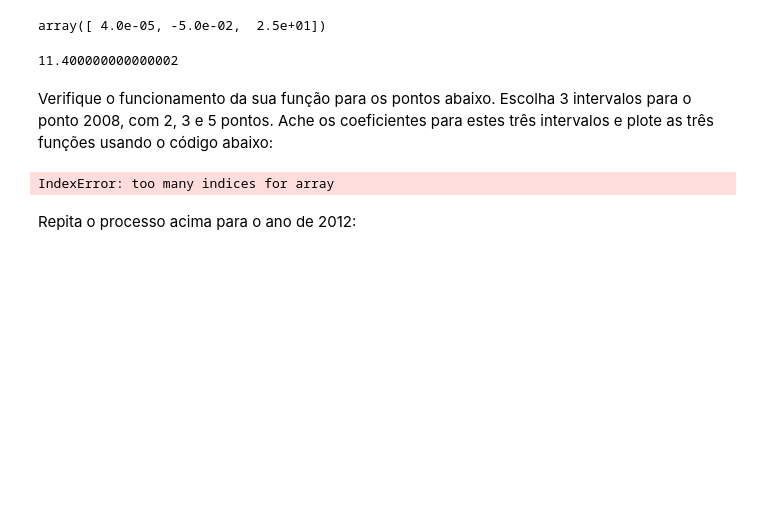
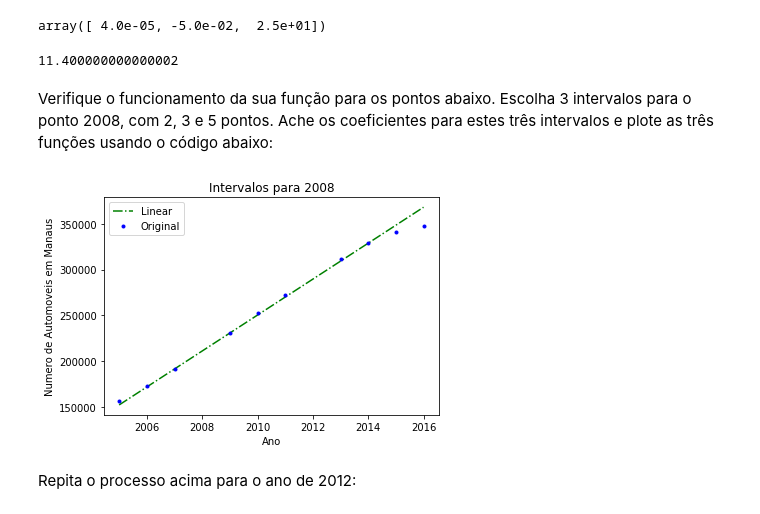
Before and after one commit to nabsonp/ComputacaoNumerica, a Jupyter notebook: Aula 15 - Laboratório de Interpolação.ipynb, the cells around one changed output. Cells and saved outputs as stored; diff of their text form; code cells hidden in the pictures; blank space fills up the shorter version.

```diff
--- a/Aula 15 - Laboratório de Interpolação.ipynb
+++ b/Aula 15 - Laboratório de Interpolação.ipynb
@@ -87,34 +86,43 @@ Verifique o funcionamento da sua função para os pontos abaixo. Escolha 3 inter
 # %%
 import matplotlib.pyplot as plt
 %matplotlib inline
 
 xauto = np.array([2005,2006,2007,2009,2010,2011,2013,2014,2015,2016])
 yauto = np.array([156490,173169,191347,230612,252274,271885,311179,328715,340477,347799])
 
 x08_1,y08_1 = escolheIntervalo(xauto,yauto,2008,2)
-# x08_2,y08_2 = escolheIntervalo(xauto,yauto,2008,3)
-# x08_4,y08_4 = escolheIntervalo(xauto,yauto,2008,5)
+x08_2,y08_2 = escolheIntervalo(xauto,yauto,2008,3)
+x08_4,y08_4 = escolheIntervalo(xauto,yauto,2008,5)
 
 c08_1 = interpoli(x08_1,y08_1)
-# c08_2 = interpoli(x08_2,y08_2)
-# c08_4 = interpoli(x08_4,y08_4)
+c08_2 = interpoli(x08_2,y08_2)
+c08_4 = interpoli(x08_4,y08_4)
 
 xplot = np.linspace(2005,2016,500)
 
-yp08_1 = resolvePoli(c08_1,xplot)
-# yp08_2 = resolvePoli(c08_2,xplot)
-# yp08_4 = resolvePoli(c08_4,xplot)
+yp08_1 = np.zeros(len(xplot))
+for i in range(len(xplot)):
+    yp08_1[i] = resolvePoli(c08_1,xplot[i])
+
+yp08_2 = np.zeros(len(xplot))
+for i in range(len(xplot)):
+    yp08_2[i] = resolvePoli(c08_2,xplot[i])
+
+yp08_4 = np.zeros(len(xplot))
+for i in range(len(xplot)):
+    yp08_4[i] = resolvePoli(c08_4,xplot[i])
 
 
-# plt.plot(xplot,y08_1,'g-.',label='Linear')
-# plt.plot(xplot,y08_2,'y-',label='Quadratico')
-# plt.plot(xplot,y08_4,'r--',label='Quarto Grau')
+plt.plot(xplot,yp08_1,'g-.',label='Linear')
+# plt.plot(xplot,yp08_2,'y-',label='Quadratico')
+# plt.plot(xplot,yp08_4,'r--',label='Quarto Grau')
 plt.plot(xauto,yauto,'b.',label='Original')
 plt.ylabel('Numero de Automoveis em Manaus')
 plt.xlabel('Ano')
 plt.legend(loc='upper left')
+plt.title("Intervalos para 2008")
 plt.show()
 # %% [output]
-IndexError: too many indices for array
+[figure, added]
 # %% [markdown]
 Repita o processo acima para o ano de 2012:
```
Also changed, not shown: parts of 9 cells of this notebook.
